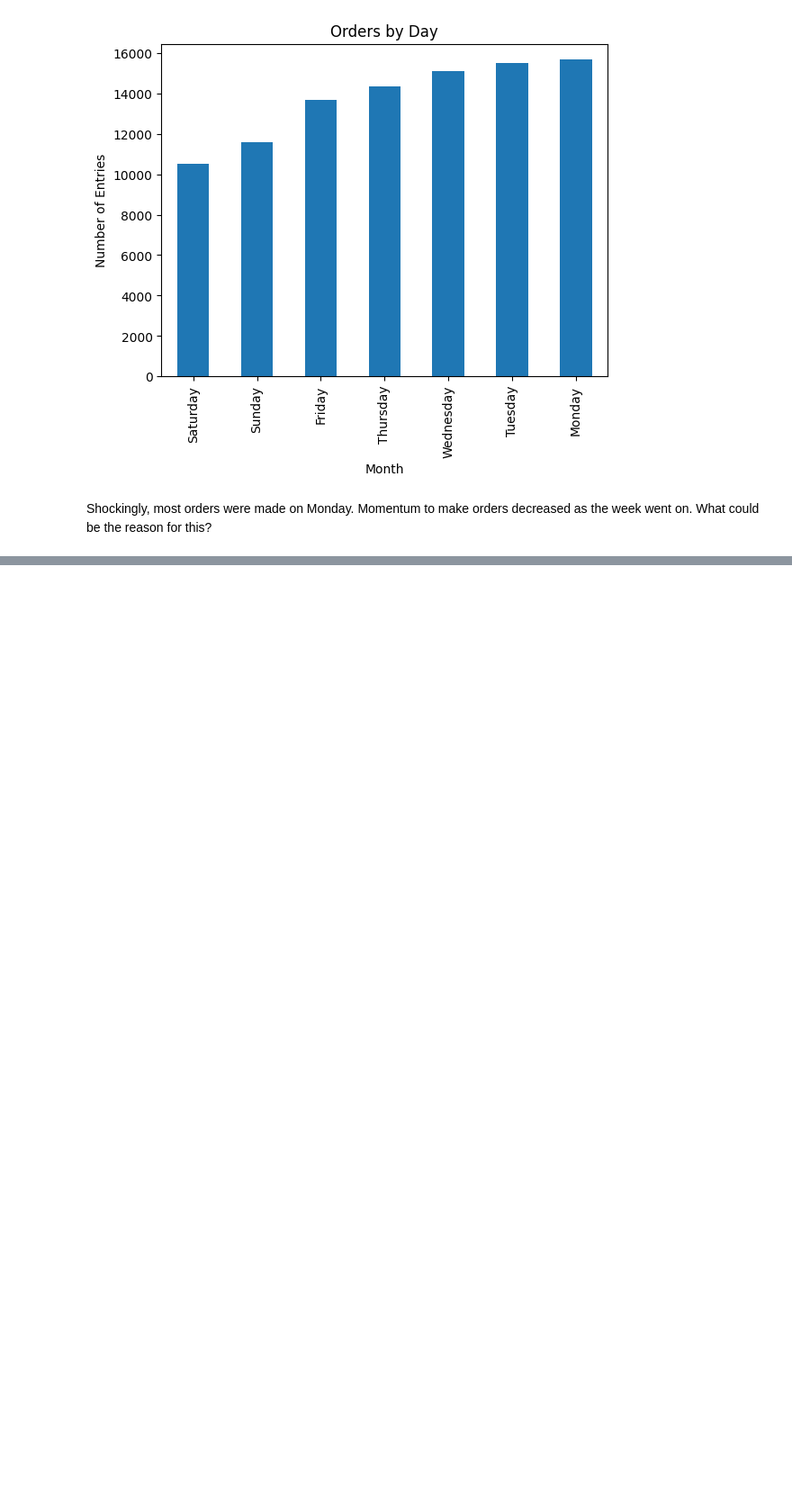
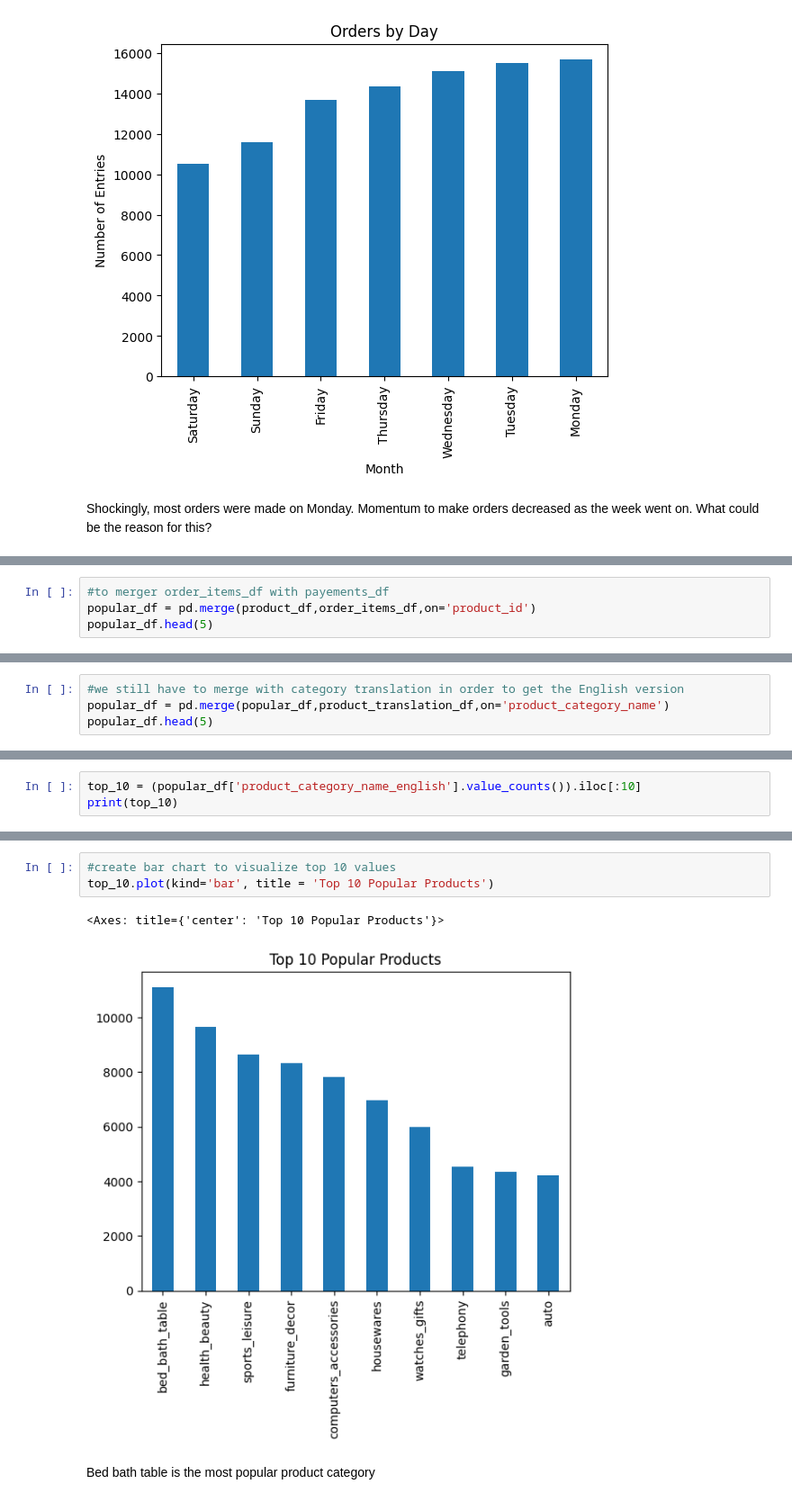
Before and after one commit to kanjamwingirwa/Olist, a Jupyter notebook: Olist_Analysis_Final.ipynb, the cells around one changed output, grey strips where cells are left out. Shown: that part at 90% size. Saved outputs shown, nothing was run; the diff lists cells and outputs as text; blank space fills up the shorter version.

```diff
--- a/Olist_Analysis_Final.ipynb
+++ b/Olist_Analysis_Final.ipynb
@@ -837,0 +816,4 @@ Shockingly, most orders were made on Monday. Momentum to make orders decreased a
+# %%
+#to merger order_items_df with payements_df
+popular_df = pd.merge(product_df,order_items_df,on='product_id')
+popular_df.head(5)
@@ -837,0 +859,4 @@ Shockingly, most orders were made on Monday. Momentum to make orders decreased a
+# %%
+#we still have to merge with category translation in order to get the English version
+popular_df = pd.merge(popular_df,product_translation_df,on='product_category_name')
+popular_df.head(5)
@@ -837,0 +870,3 @@ Shockingly, most orders were made on Monday. Momentum to make orders decreased a
+# %%
+top_10 = (popular_df['product_category_name_english'].value_counts()).iloc[:10]
+print(top_10)
@@ -837,0 +885,8 @@ Shockingly, most orders were made on Monday. Momentum to make orders decreased a
+# %%
+#create bar chart to visualize top 10 values
+top_10.plot(kind='bar', title = 'Top 10 Popular Products')
+# %% [output]
+<Axes: title={'center': 'Top 10 Popular Products'}>
+[figure, added]
+# %% [markdown]
+Bed bath table is the most popular product category
```
Also changed, not shown: parts of 64 cells of this notebook.
